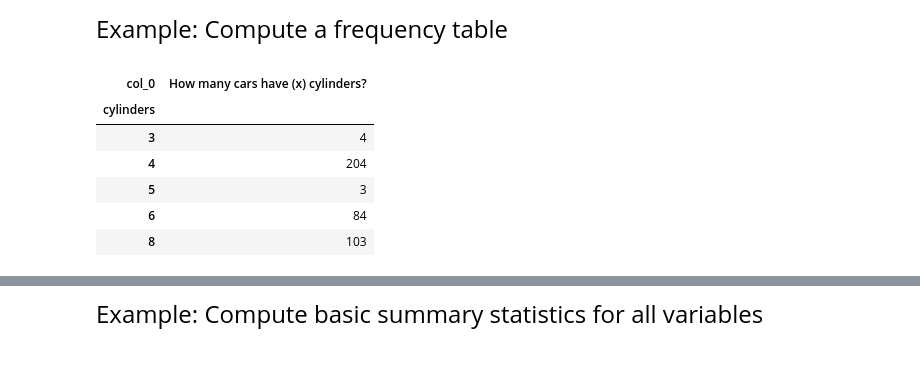
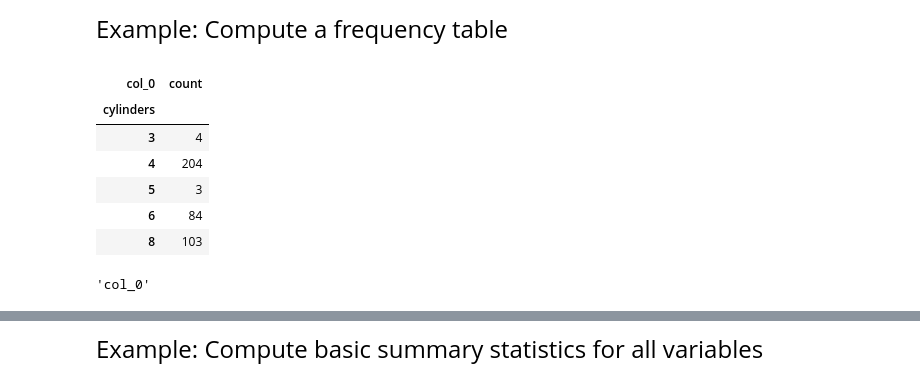
Before and after one commit to v-m-wang/QTM151_F23, a Jupyter notebook: lecture_01/Lecture1.ipynb, the cells around one changed output, grey strips where cells are left out. Drawn from its saved outputs; the diff is of its cells as text; code cells hidden in the pictures.

```diff
--- a/lecture_01/Lecture1.ipynb
+++ b/lecture_01/Lecture1.ipynb
@@ -190,14 +194,19 @@ Example: Compute a frequency table
 # %%
 # crosstab counts how many rows fall into categories
 # "index" is the category
 # "columns" is a custom title
 
-pd.crosstab(index = carfeatures['cylinders'],columns = "How many cars have (x) cylinders?")
+table = pd.crosstab(index = carfeatures['cylinders'],columns = "count")
+table
 # %% [output]
-| col_0 | How many cars have (x) cylinders? |
+| col_0 | count |
 | cylinders |  |
 | 3 | 4 |
 | 4 | 204 |
 | 5 | 3 |
 | 6 | 84 |
 | 8 | 103 |
+# %%
+table.columns.name
+# %% [output]
+'col_0'
```
Also changed, not shown: parts of 2 cells of this notebook.
